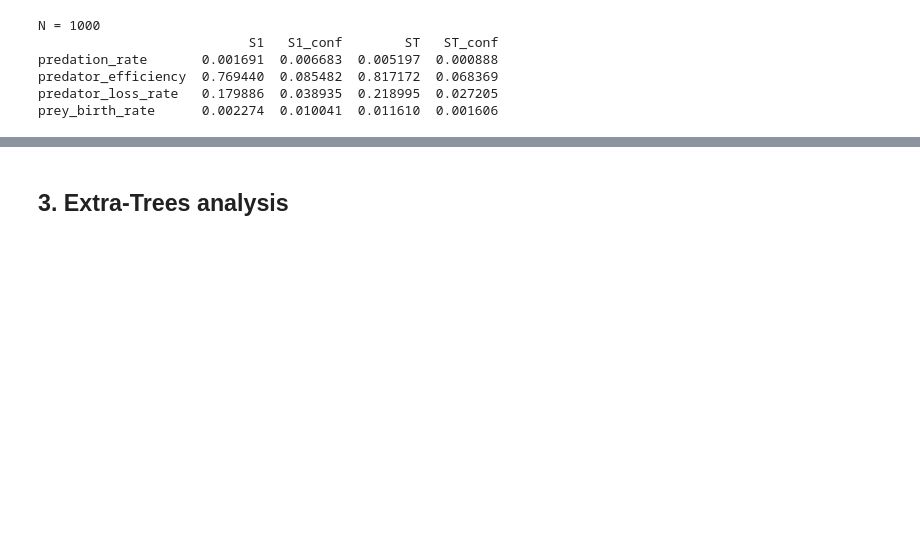
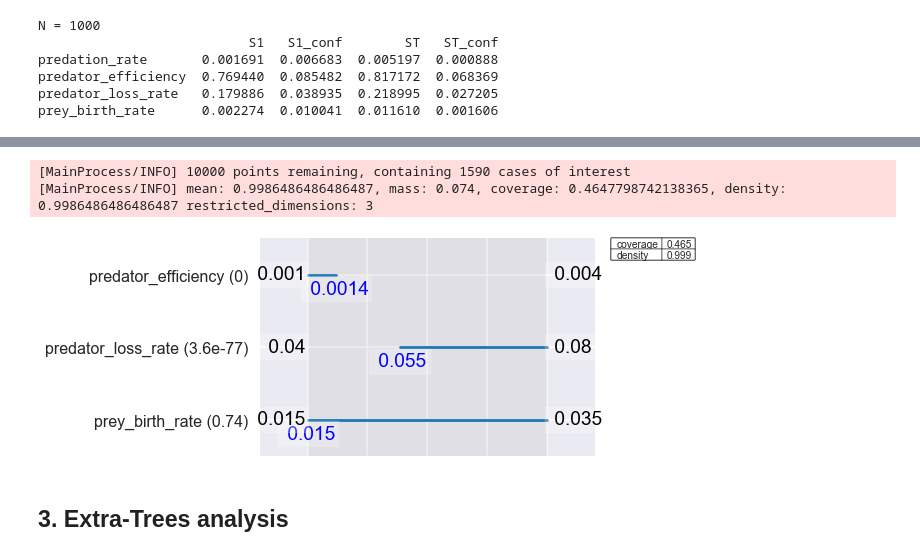
Before and after one commit to yuvenious/epa1361_titan, a Jupyter notebook: week_3/sensitivity_analysis_assignment.ipynb, the cells around one changed output, grey strips where cells are left out. Cells and saved outputs as stored; diff of their text form; code cells hidden in the pictures; blank space fills up the shorter version.

Commit message:
PRIM_applied

```diff
--- a/week_3/sensitivity_analysis_assignment.ipynb
+++ b/week_3/sensitivity_analysis_assignment.ipynb
@@ -528,2 +553,16 @@ prey_birth_rate      0.002274  0.010041  0.011610  0.001606
+# %%
+from ema_workbench.analysis import prim
+x = experiments
+y = outcome > 40
+prim_alg = prim.Prim(x, y, threshold=0.8)
+box1 = prim_alg.find_box()
+# %% [output]
+[MainProcess/INFO] 10000 points remaining, containing 1590 cases of interest
+[MainProcess/INFO] mean: 0.9986486486486487, mass: 0.074, coverage: 0.4647798742138365, density: 0.9986486486486487 restricted_dimensions: 3
+# %%
+box1.inspect(style='graph')
+plt.show()
+# %% [output]
+[figure, added]
 # %% [markdown]
 ## 3. Extra-Trees analysis
```
Also changed, not shown: parts of 4 cells of this notebook.
